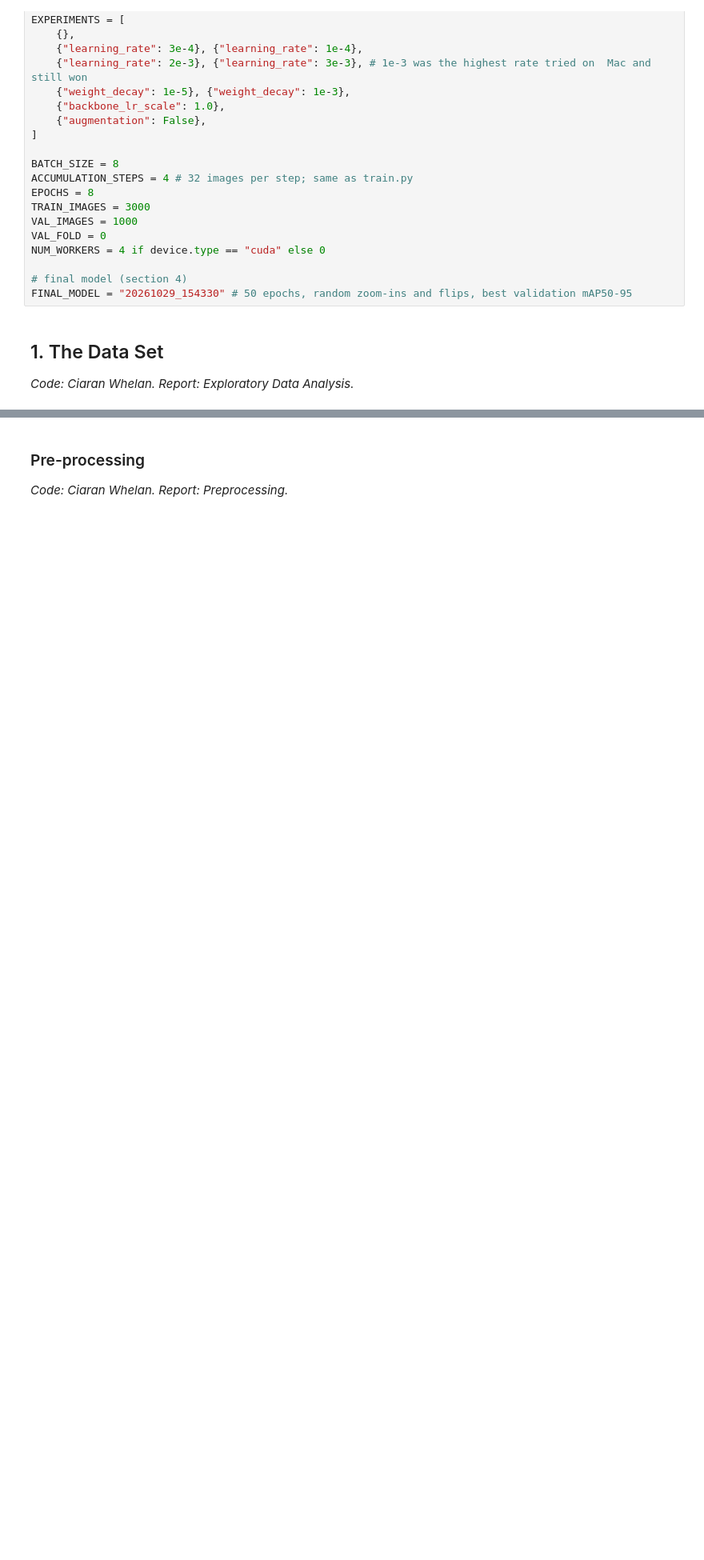
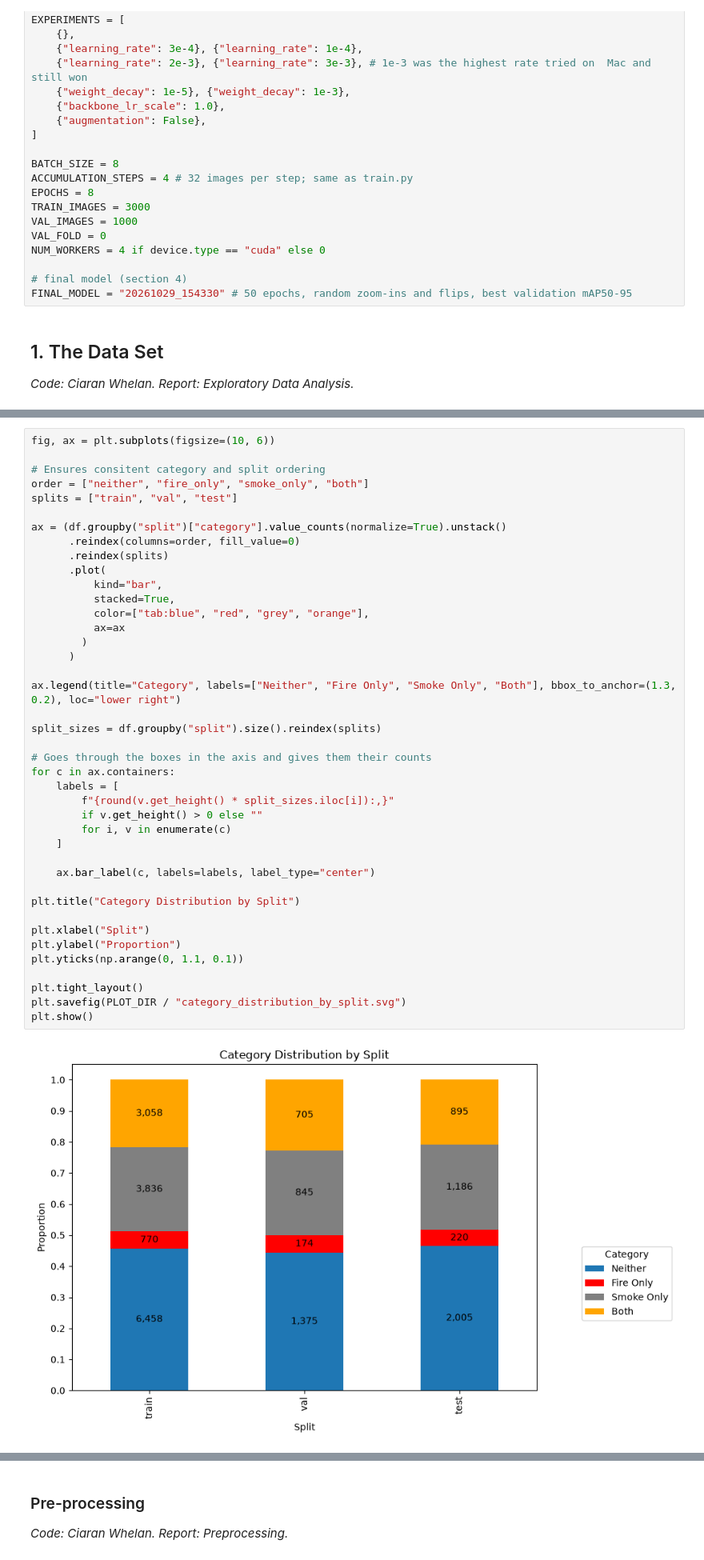
Before and after one commit to CiaranW005/CS4287-CNN-Assignment-Fire-Smoke-Detection, a Jupyter notebook: notebooks/final/CS4287-Assign2-23370211-23304472-23371137.ipynb, the cells around one changed output, grey strips where cells are left out. Shown at 80% size. Saved outputs shown, nothing was run; the diff lists cells and outputs as text; blank space fills up the shorter version.

```diff
--- a/notebooks/final/CS4287-Assign2-23370211-23304472-23371137.ipynb
+++ b/notebooks/final/CS4287-Assign2-23370211-23304472-23371137.ipynb
@@ -159,0 +509,43 @@ df.groupby("split").size()
+# %%
+fig, ax = plt.subplots(figsize=(10, 6))
+
+# Ensures consitent category and split ordering
+order = ["neither", "fire_only", "smoke_only", "both"]
+splits = ["train", "val", "test"]
+
+ax = (df.groupby("split")["category"].value_counts(normalize=True).unstack()
+      .reindex(columns=order, fill_value=0)
+      .reindex(splits)
+      .plot(
+          kind="bar",
+          stacked=True,
+          color=["tab:blue", "red", "grey", "orange"],
+          ax=ax
+        )
+      )
+
+ax.legend(title="Category", labels=["Neither", "Fire Only", "Smoke Only", "Both"], bbox_to_anchor=(1.3, 0.2), loc="lower right")
+
+split_sizes = df.groupby("split").size().reindex(splits)
+
+# Goes through the boxes in the axis and gives them their counts
+for c in ax.containers:
+    labels = [
+        f"{round(v.get_height() * split_sizes.iloc[i]):,}"
+        if v.get_height() > 0 else ""
+        for i, v in enumerate(c)
+    ]
+
+    ax.bar_label(c, labels=labels, label_type="center")
+
+plt.title("Category Distribution by Split")
+
+plt.xlabel("Split")
+plt.ylabel("Proportion")
+plt.yticks(np.arange(0, 1.1, 0.1))
+
+plt.tight_layout()
+plt.savefig(PLOT_DIR / "category_distribution_by_split.svg")
+plt.show()
+# %% [output]
+[figure, added]
```
Also changed, not shown: parts of 128 cells of this notebook.
